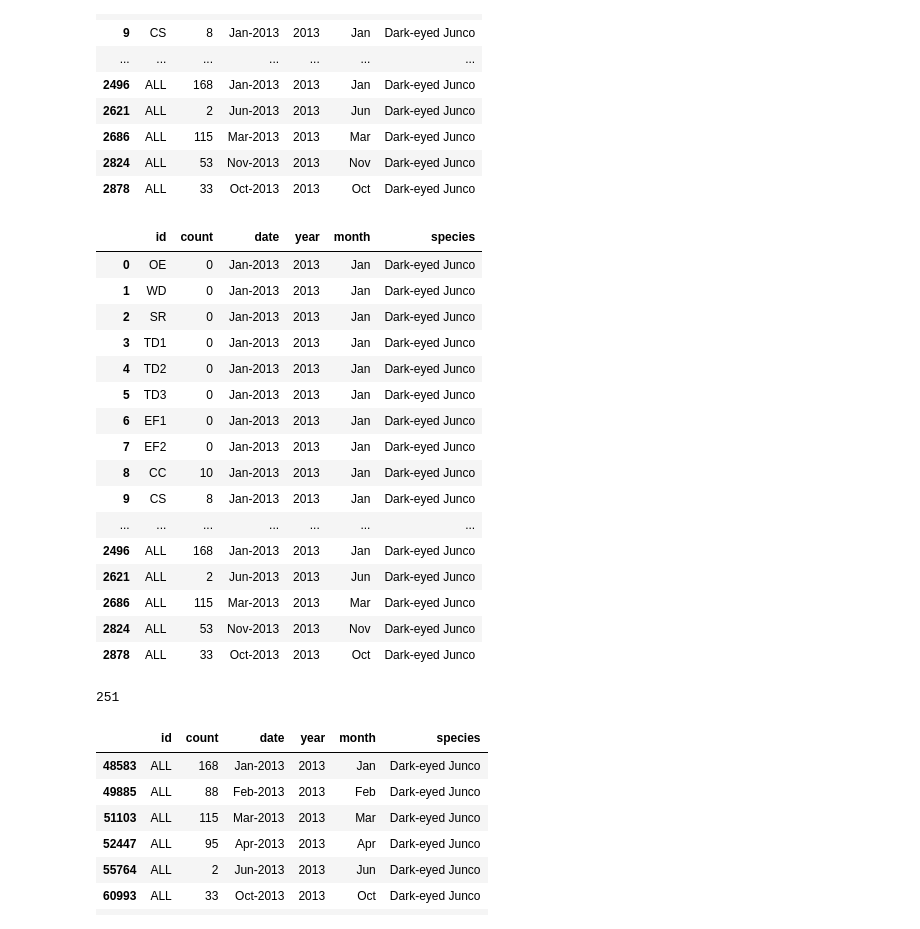
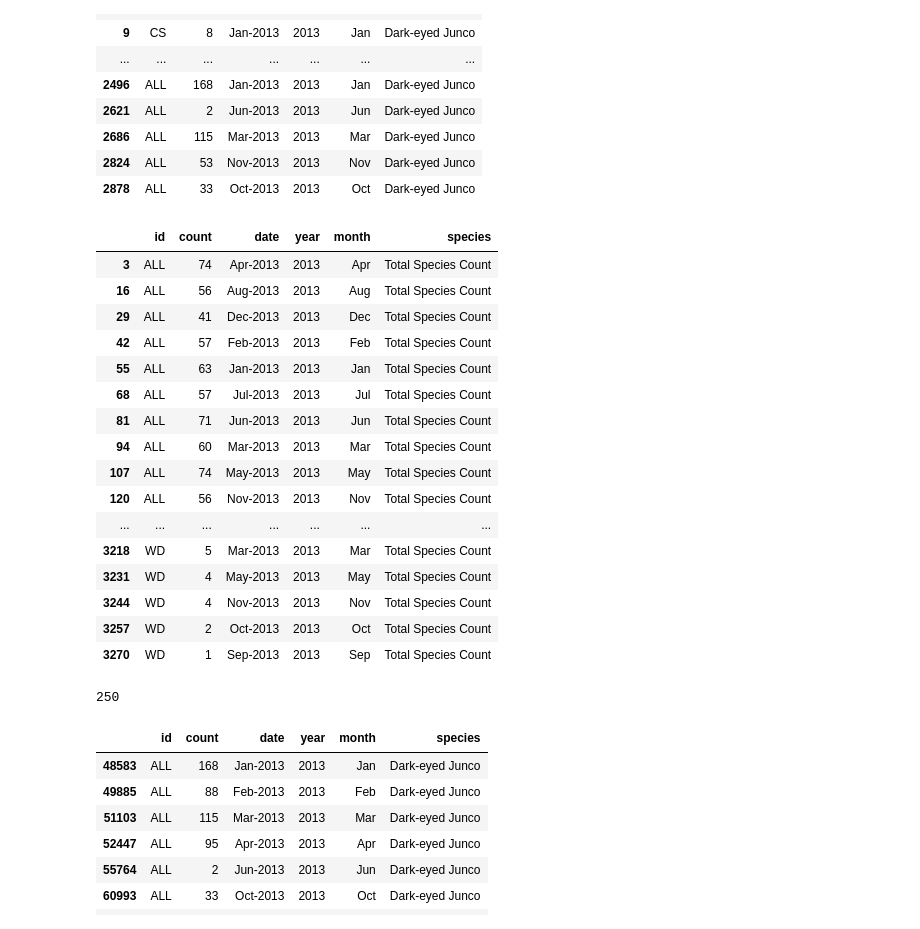
Before and after one commit to KyleKulas/bird_count, a Jupyter notebook: dev/dev_notebook.ipynb, the cells around one changed output. Cells and saved outputs as stored; diff of their text form; code cells hidden in the pictures.

```diff
--- a/dev/dev_notebook.ipynb
+++ b/dev/dev_notebook.ipynb
@@ -107,8 +112,8 @@ idx[0]
 # %% [output]
 4
 # %%
-df1 = pd.read_excel(file_path,  sheet_name='Jul', header=idx[0])
+df1 = pd.read_excel(file_path,  sheet_name='May', header=idx[0])
 columns = df1.columns
-df.info()
+df1.info()
 # %% [output]
 <class 'pandas.core.frame.DataFrame'>
@@ -141,8 +236,8 @@ df2 = df2.drop('Totals')
 # transpose to long form
 df4 = pd.DataFrame()
 for species in df2.index:
-    species_count = df2.loc[species].T
-    species_df = pd.DataFrame({'id': species_count.index, 'count': species_count.values, 'date': '2022-01', 'species': species})
+    species_count = df2.loc[species]
+    species_df = pd.DataFrame({'id': species_count.index, 'count': species_count.values, 'date': '2022-06', 'species': species})
     df4 = pd.concat([df4, species_df])
 df4
 # %% [output]
@@ -192,12 +287,11 @@ def read_excel_file(year):
 
     for month in months:
         df = pd.read_excel(file_path,  sheet_name=month, header=None)
-        # idx = df[df[0].str.contains(r'Species: +\w+', regex=True, na=False)].index
-        #find header row
+        # find header row and reload file from that row
         header_idx = df[df[2].str.contains(r'OE', regex=True, na=False)].index
         df1 = pd.read_excel(file_path,  sheet_name=month, header=header_idx[0])
         columns = df1.columns
-        #find extra header rows and remove
+        # find extra header rows and remove
         df1[columns[2]] = df1[columns[2]].astype('str')
         extra_header_idx = df1[df1[columns[2]].str.contains(r'OE', regex=True, na=False)].index
         if len(extra_header_idx) > 0:
@@ -209,7 +303,6 @@ def read_excel_file(year):
         df2 = df2.fillna(0)
         df2 = df2.sort_values([columns[0]])
         total_idx = df2[df2[columns[0]].str.contains(r'Totals|Overall.*', regex=True, na=False)].index
-        # df2.loc[total_idx,columns[0]] = 'Total Bird Count'
         df2 = df2.drop(total_idx)
 
         # drop species that start with asterisk
@@ -221,7 +314,7 @@ def read_excel_file(year):
 
         # individual species count
         for species in df2.index:
-            species_count = df2.loc[species].T
+            species_count = df2.loc[species]
             species_count = pd.to_numeric(species_count, errors='coerce').fillna(0)
             species_df = pd.DataFrame({'id': species_count.index, 'count': species_count.values, 'date':f'{month}-{year}', 'year': year, 'month': month,'species': species})
             excel_df = pd.concat([excel_df, species_df])
@@ -389,27 +528,27 @@ all_area_total_species['species'] = 'Total Species Count'
 areas_and_species_totals_added_df = pd.concat([all_area_total_added_df, all_area_total_species])
 # %%
-areas_and_species_totals_added_df[(areas_and_species_totals_added_df['species']=='Dark-eyed Junco') & (areas_and_species_totals_added_df['year']==2013)]
+areas_and_species_totals_added_df[(areas_and_species_totals_added_df['species']=='Total Species Count') & (areas_and_species_totals_added_df['year']==2013)]
 # %% [output]
 |  | id | count | date | year | month | species |
-| 0 | OE | 0 | Jan-2013 | 2013 | Jan | Dark-eyed Junco |
-| 1 | WD | 0 | Jan-2013 | 2013 | Jan | Dark-eyed Junco |
-| 2 | SR | 0 | Jan-2013 | 2013 | Jan | Dark-eyed Junco |
-| 3 | TD1 | 0 | Jan-2013 | 2013 | Jan | Dark-eyed Junco |
-| 4 | TD2 | 0 | Jan-2013 | 2013 | Jan | Dark-eyed Junco |
-| 5 | TD3 | 0 | Jan-2013 | 2013 | Jan | Dark-eyed Junco |
-| 6 | EF1 | 0 | Jan-2013 | 2013 | Jan | Dark-eyed Junco |
-| 7 | EF2 | 0 | Jan-2013 | 2013 | Jan | Dark-eyed Junco |
-| 8 | CC | 10 | Jan-2013 | 2013 | Jan | Dark-eyed Junco |
-| 9 | CS | 8 | Jan-2013 | 2013 | Jan | Dark-eyed Junco |
+| 3 | ALL | 74 | Apr-2013 | 2013 | Apr | Total Species Count |
+| 16 | ALL | 56 | Aug-2013 | 2013 | Aug | Total Species Count |
+| 29 | ALL | 41 | Dec-2013 | 2013 | Dec | Total Species Count |
+| 42 | ALL | 57 | Feb-2013 | 2013 | Feb | Total Species Count |
+| 55 | ALL | 63 | Jan-2013 | 2013 | Jan | Total Species Count |
+| 68 | ALL | 57 | Jul-2013 | 2013 | Jul | Total Species Count |
+| 81 | ALL | 71 | Jun-2013 | 2013 | Jun | Total Species Count |
+| 94 | ALL | 60 | Mar-2013 | 2013 | Mar | Total Species Count |
+| 107 | ALL | 74 | May-2013 | 2013 | May | Total Species Count |
+| 120 | ALL | 56 | Nov-2013 | 2013 | Nov | Total Species Count |
 | ... | ... | ... | ... | ... | ... | ... |
-| 2496 | ALL | 168 | Jan-2013 | 2013 | Jan | Dark-eyed Junco |
-| 2621 | ALL | 2 | Jun-2013 | 2013 | Jun | Dark-eyed Junco |
-| 2686 | ALL | 115 | Mar-2013 | 2013 | Mar | Dark-eyed Junco |
-| 2824 | ALL | 53 | Nov-2013 | 2013 | Nov | Dark-eyed Junco |
-| 2878 | ALL | 33 | Oct-2013 | 2013 | Oct | Dark-eyed Junco |
+| 3218 | WD | 5 | Mar-2013 | 2013 | Mar | Total Species Count |
+| 3231 | WD | 4 | May-2013 | 2013 | May | Total Species Count |
+| 3244 | WD | 4 | Nov-2013 | 2013 | Nov | Total Species Count |
+| 3257 | WD | 2 | Oct-2013 | 2013 | Oct | Total Species Count |
+| 3270 | WD | 1 | Sep-2013 | 2013 | Sep | Total Species Count |
 # %%
 # test_final3[test_final3['month'].isnull()]
 len(areas_and_species_totals_added_df.species.unique())
 # %% [output]
-251
+250
 # %%
```
Also changed, not shown: parts of 35 cells of this notebook.
